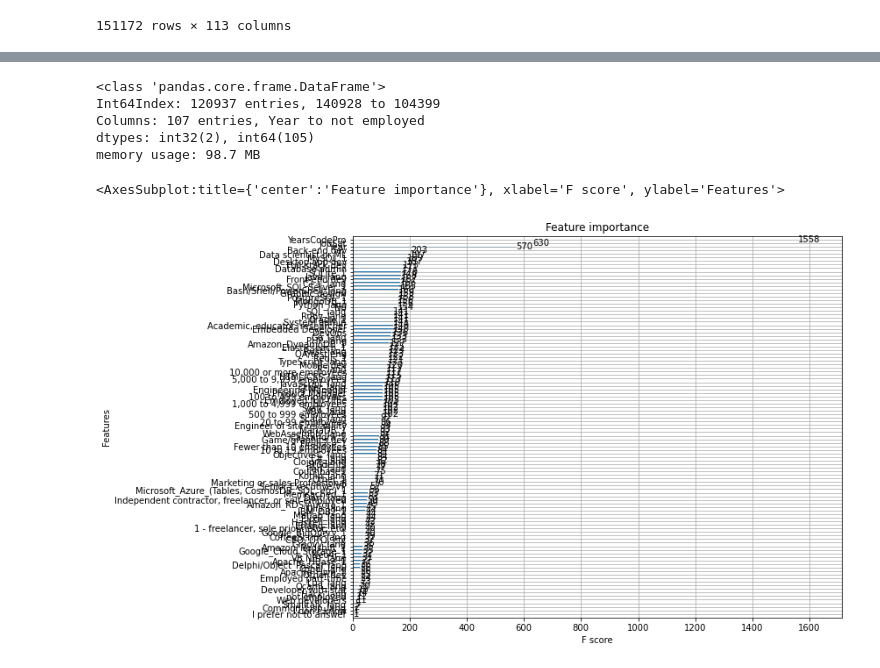
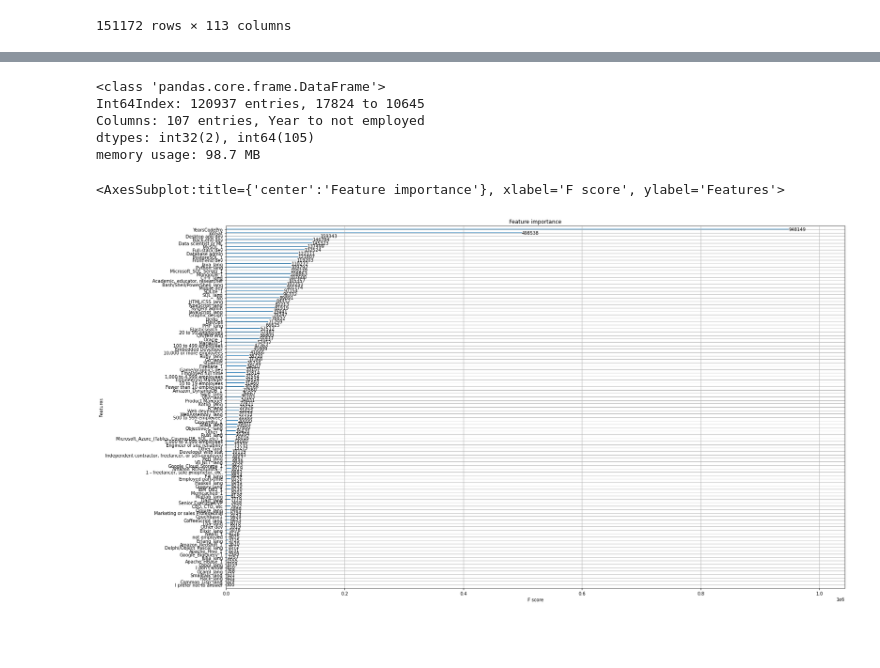
Before and after one commit to infoshareacademy/jdszr4-wdevs, a Jupyter notebook: Projekt_ML/xgboost.ipynb, the cells around one changed output, grey strips where cells are left out. Saved outputs shown, nothing was run; the diff lists cells and outputs as text; code cells hidden in the pictures; blank space fills up the shorter version.

```diff
--- a/Projekt_ML/xgboost.ipynb
+++ b/Projekt_ML/xgboost.ipynb
@@ -943,4 +945,4 @@ df8['JobSat'] = df8['JobSat'].astype('int')
 df8 =df8.drop(columns=["Hobbyist", "Country", "EdLevel", "Employment", "OrgSize"])
 # %%
 y = df8["ConvertedComp"]
-x = df8.drop(["ConvertedComp"], axis=1)
+x = df8.drop(["ConvertedComp","Year"], axis=1)
@@ -951,3 +968,5 @@ xg_reg = xgb.XGBRegressor(n_estimators=100, max_depth=50)
+# %%
+xg_reg = xgb.XGBRegressor(n_estimators=200, max_depth=15, eta=0.1, gamma = 10, min_child_weight = 1 ,  tree_method='gpu_hist')
 # %%
 xg_reg.fit(x_train, y_train)
 # %% [output]
@@ -967,14 +1013,13 @@ xg_reg.score(x_test, y_test)
 x_train.info()
 # %% [output]
 <class 'pandas.core.frame.DataFrame'>
-Int64Index: 120937 entries, 140928 to 104399
+Int64Index: 120937 entries, 17824 to 10645
 Columns: 107 entries, Year to not employed
 dtypes: int32(2), int64(105)
 memory usage: 98.7 MB
 # %%
-rcParams['figure.figsize'] = 10, 8
-
+rcParams['figure.figsize'] = 25, 15
 xgb.plot_importance(xg_reg)
 # %% [output]
 <AxesSubplot:title={'center':'Feature importance'}, xlabel='F score', ylabel='Features'>
-[figure, old version]
+[figure, new version]
```
Also changed, not shown: parts of 9 cells of this notebook, 1 other file.
